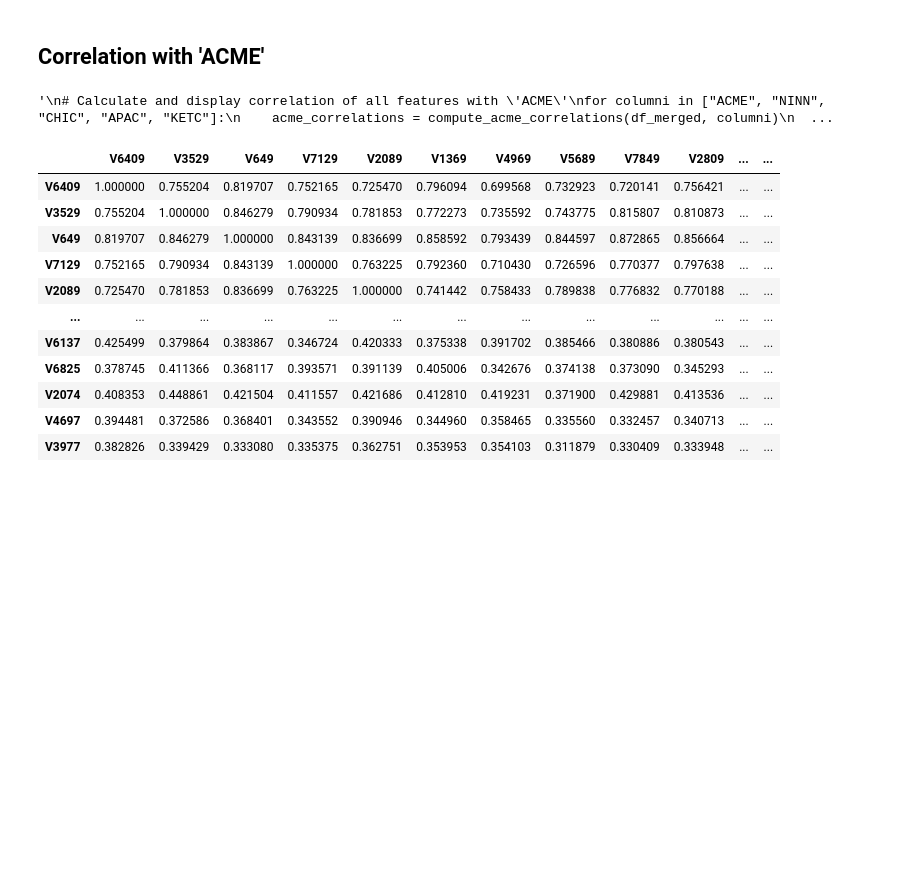
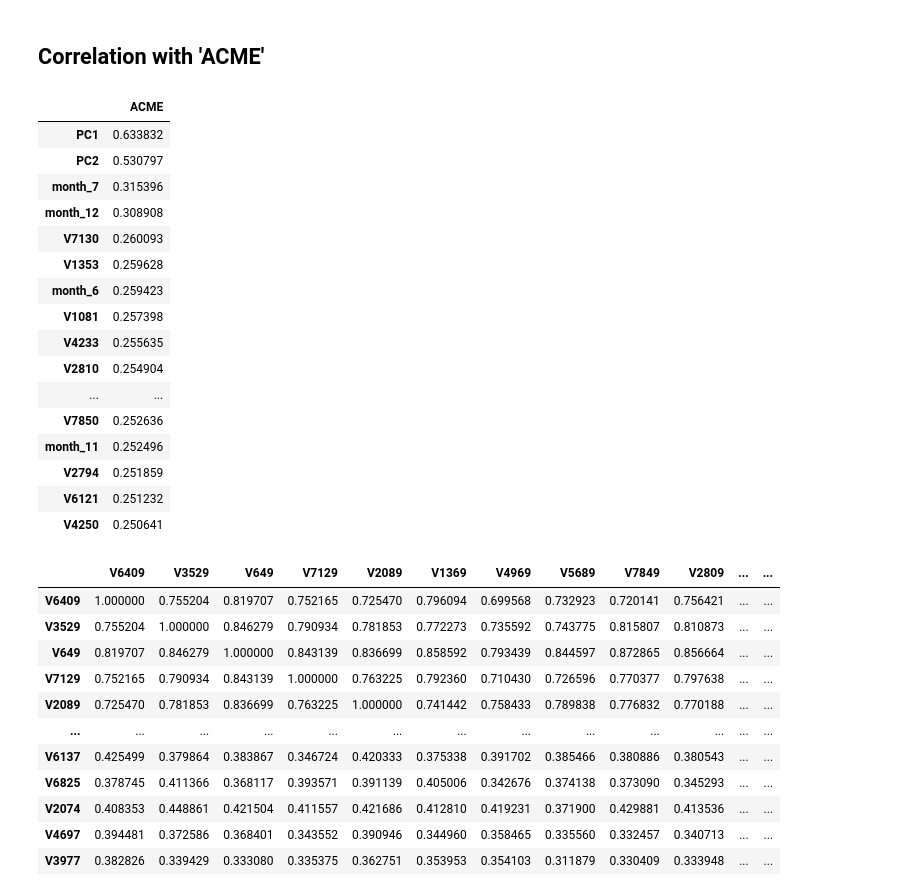
Before and after one commit to RubenAAA/ML_project, a Jupyter notebook: solar_new.ipynb, the cells around one changed output. Cells and saved outputs as stored; diff of their text form; code cells hidden in the pictures; blank space fills up the shorter version.

```diff
--- a/solar_new.ipynb
+++ b/solar_new.ipynb
@@ -224,23 +183,40 @@ Kurtosis: -0.9816462532177823
 # %%
 def compute_acme_correlations(df, colname):
     # Compute correlation matrix and extract correlation with 'ACME'
     correlation_matrix = df.corr()
 
     acme_correlation = correlation_matrix[colname].drop(colname)
 
     acme_correlation = acme_correlation.abs()
     # Sort the correlation values
     acme_correlation_sorted = pd.DataFrame(acme_correlation.sort_values(ascending=False))
 
     return acme_correlation_sorted
 """
 # Calculate and display correlation of all features with 'ACME'
 for columni in ["ACME", "NINN", "CHIC", "APAC", "KETC"]:
     acme_correlations = compute_acme_correlations(df_merged, columni)
     print(f"{columni} Correlations:\n", acme_correlations[acme_correlations[columni] > 0.05])
 """
+compute_acme_correlations(df_merged, "ACME").head(20)
 # %% [output]
-'\n# Calculate and display correlation of all features with \'ACME\'\nfor columni in ["ACME", "NINN", "CHIC", "APAC", "KETC"]:\n    acme_correlations = compute_acme_correlations(df_merged, columni)\n  ...
+|  | ACME |
+| PC1 | 0.633832 |
+| PC2 | 0.530797 |
+| month_7 | 0.315396 |
+| month_12 | 0.308908 |
+| V7130 | 0.260093 |
+| V1353 | 0.259628 |
+| month_6 | 0.259423 |
+| V1081 | 0.257398 |
+| V4233 | 0.255635 |
+| V2810 | 0.254904 |
+| ... | ... |
+| V7850 | 0.252636 |
+| month_11 | 0.252496 |
+| V2794 | 0.251859 |
+| V6121 | 0.251232 |
+| V4250 | 0.250641 |
 # %%
 df_merged[df_merged.filter(like='V').columns].corr()
 # %% [output]
```
Also changed, not shown: parts of 13 cells of this notebook, 15 other files.
